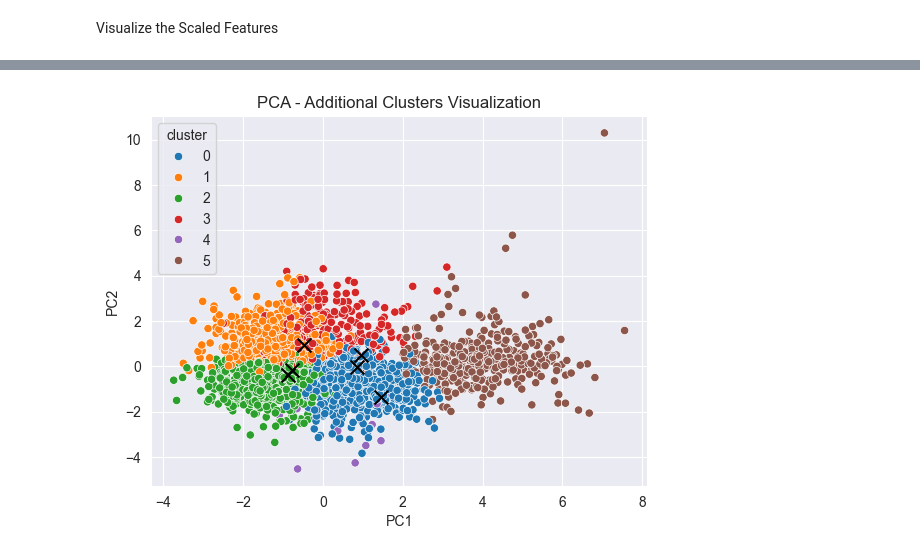
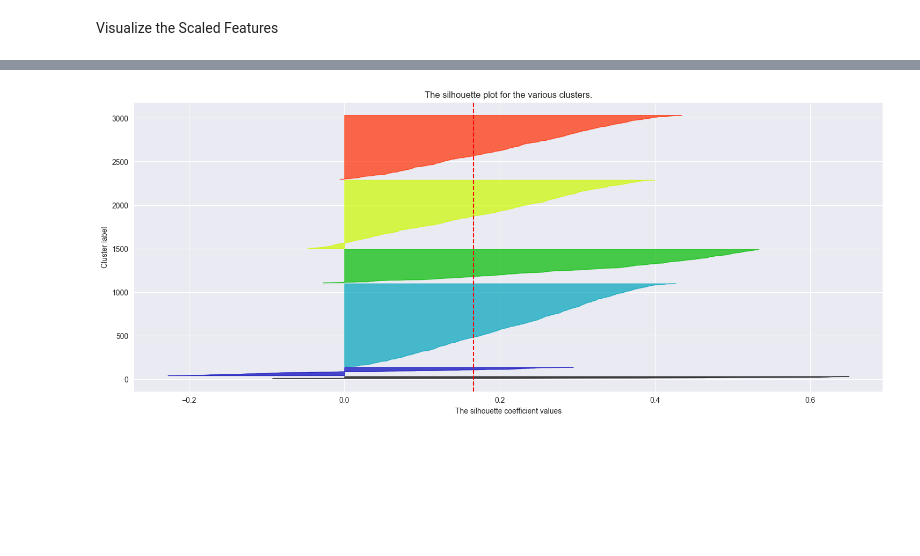
Before and after one commit to MaidenTaief/MUSIC-REC, a Jupyter notebook: Cluster/data_by_genres.ipynb, the cells around one changed output, grey strips where cells are left out. Drawn from its saved outputs; the diff is of its cells as text; code cells hidden in the pictures; blank space fills up the shorter version.

```diff
--- a/Cluster/data_by_genres.ipynb
+++ b/Cluster/data_by_genres.ipynb
@@ -80,5 +76,0 @@ data_by_genres.to_csv('/Users/taief/Desktop/MUSIC REC/data/data_by_genres1.csv',
-# %%
-# load the data
-data_by_genres = pd.read_csv('/Users/taief/Desktop/MUSIC REC/data/data_by_genres1.csv')
-# check the data head
-print(data_by_genres.head())
@@ -114,10 +85,10 @@ from sklearn.preprocessing import StandardScaler
 scaler = StandardScaler()
 
 # Feature to scale
-features_to_scale = ['acousticness', 'danceability', 'duration_ms', 'energy', 'instrumentalness', 'liveness', 'loudness', 'speechiness', 'tempo', 'valence']
+features = ['acousticness', 'danceability', 'energy', 'instrumentalness', 'liveness', 'loudness', 'speechiness', 'tempo', 'valence', 'popularity']
 
 # Apply the scaler to the features to scale
-data_by_genres[features_to_scale] = scaler.fit_transform(data_by_genres[features_to_scale])
+data_by_genres[features] = scaler.fit_transform(data_by_genres[features])
 
 # Display the first five rows of the DataFrame
 print(data_by_genres.head())
@@ -160,0 +211,10 @@ plt.show()
+# %%
+from sklearn.preprocessing import StandardScaler
+
+# feature selection for clustering
+features = ['acousticness', 'danceability', 'energy', 'instrumentalness', 'liveness', 'loudness', 'speechiness', 'tempo', 'valence']
+X = data_by_genres[features]
+
+# Standardizing the features
+scaler = StandardScaler()
+X_scaled = scaler.fit_transform(X)
@@ -223,42 +425,33 @@ plt.show()
 # %%
-import matplotlib.pyplot as plt
+from sklearn.metrics import silhouette_samples
+import matplotlib.cm as cm
 
-additional_features = ['acousticness', 'danceability', 'duration_ms', 'energy', 'instrumentalness', 'liveness', 'loudness', 'speechiness', 'tempo', 'valence']
+# Assuming silhouette_scores and cluster_labels are already computed
 
-# Standardize the new set of features
-additional_scaled_features = scaler.fit_transform(data_by_genres[additional_features])
+# Compute silhouette scores for each sample
+sample_silhouette_values = silhouette_samples(X_pca, cluster_labels)
 
-# Apply K-Means clustering with the new features
-additional_kmeans = KMeans(n_clusters=6, random_state=42)
-additional_clusters = additional_kmeans.fit_predict(additional_scaled_features)
-data_by_genres['additional_cluster_label'] = additional_clusters
+# Create a subplot with 1 row and 2 columns
+fig, ax1 = plt.subplots(1, 1)
+fig.set_size_inches(18, 7)
 
-# Examine the centroids of the clusters
-centroids = additional_kmeans.cluster_centers_
+y_lower = 10
+for i in range(optimal_num_clusters):
+    ith_cluster_silhouette_values = sample_silhouette_values[cluster_labels == i]
+    ith_cluster_silhouette_values.sort()
 
-# Convert to a DataFrame for  interpretation
-centroids_df = pd.DataFrame(centroids, columns=additional_features)
+    size_cluster_i = ith_cluster_silhouette_values.shape[0]
+    y_upper = y_lower + size_cluster_i
 
-# Display the centroids to understand what each cluster represents
-print(centroids_df)
+    color = cm.nipy_spectral(float(i) / optimal_num_clusters)
+    ax1.fill_betweenx(np.arange(y_lower, y_upper), 0, ith_cluster_silhouette_values, facecolor=color, edgecolor=color, alpha=0.7)
+    y_lower = y_upper + 10
 
-# Project the new clustering results onto the PCA-reduced space
-pca_result = PCA(n_components=2).fit_transform(additional_scaled_features)
+ax1.set_title("The silhouette plot for the various clusters.")
+ax1.set_xlabel("The silhouette coefficient values")
+ax1.set_ylabel("Cluster label")
 
-# Create a new DataFrame for the PCA results
-pca_df = pd.DataFrame(data=pca_result, columns=['PC1', 'PC2'])
-pca_df['cluster'] = additional_clusters
-
-# Plot the PCA results with the new cluster assignments
-sns.scatterplot(x='PC1', y='PC2', hue='cluster', data=pca_df, palette='tab10')
-#plot title
-plt.title('PCA - Additional Clusters Visualization')
-
-#plotting the centroids
-plt.scatter(centroids[:, 0], centroids[:, 1], c='black', marker='x', s=100)
-
-plt.savefig('/Users/taief/Desktop/MUSIC REC/plot/pca_additional_clusters_visualization_genre.png', dpi=300)
-
-# Display the plot
+# The vertical line for average silhouette score of all the values
+ax1.axvline(x=silhouette_avg, color="red", linestyle="--")
 plt.show()
 # %% [output]
@@ -280,2 +458,2 @@ plt.show()
-[figure, old version]
+[figure, new version]
 # %%
```
Also changed, not shown: parts of 22 cells of this notebook, 1 other file.
